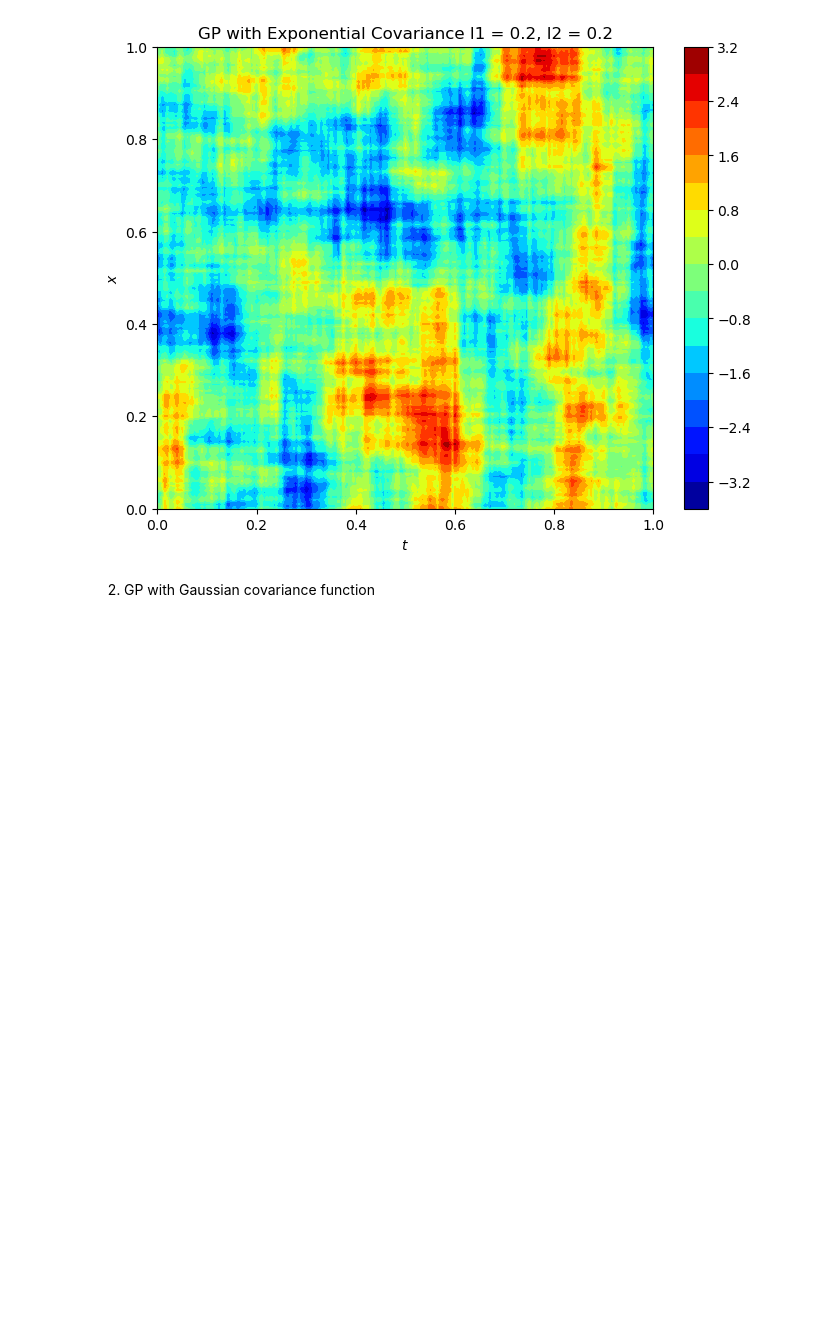
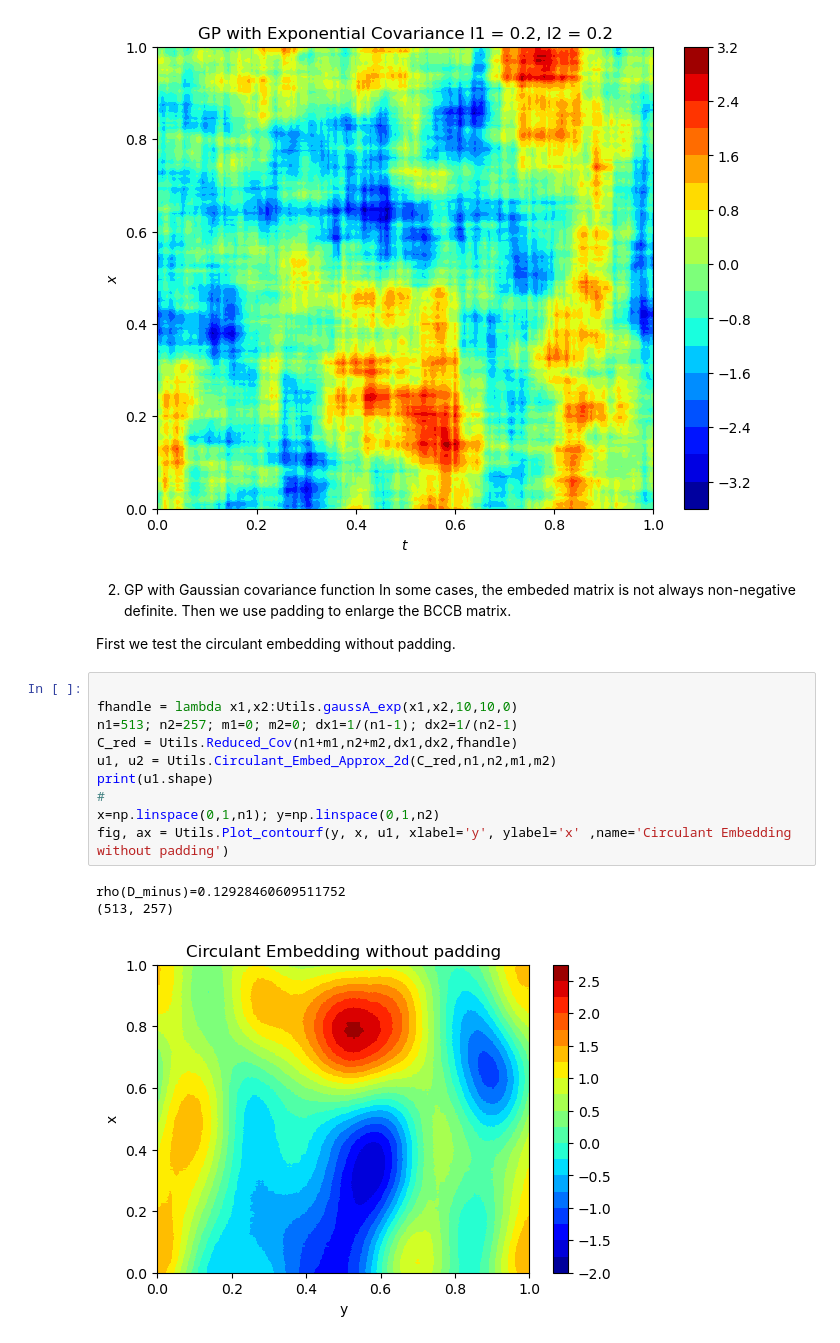
Before and after one commit to cgymmy/learnSDE, a Jupyter notebook: report.ipynb, the cells around one changed output. Drawn from its saved outputs; the diff is of its cells as text; blank space fills up the shorter version.

```diff
--- a/report.ipynb
+++ b/report.ipynb
@@ -442,5 +442,22 @@ u1, u2 = Utils.Circulant_Embed_Sample_2d(C_red, n1, n2)
 fig, ax = Utils.Plot_contourf(x, y, u1, 20, 'jet', f'GP with Exponential Covariance l1 = {l1}, l2 = {l2}')
 # %% [output]
 [figure]
-# %% [markdown]
-2. GP with Gaussian covariance function
+# %% [markdown]
+2. GP with Gaussian covariance function
+In some cases, the embeded matrix is not always non-negative definite. Then we use padding to enlarge the BCCB matrix.
+
+First we test the circulant embedding without padding.
+# %%
+
+fhandle = lambda x1,x2:Utils.gaussA_exp(x1,x2,10,10,0)
+n1=513; n2=257; m1=0; m2=0; dx1=1/(n1-1); dx2=1/(n2-1)
+C_red = Utils.Reduced_Cov(n1+m1,n2+m2,dx1,dx2,fhandle)
+u1, u2 = Utils.Circulant_Embed_Approx_2d(C_red,n1,n2,m1,m2)
+print(u1.shape)
+#
+x=np.linspace(0,1,n1); y=np.linspace(0,1,n2)
+fig, ax = Utils.Plot_contourf(y, x, u1, xlabel='y', ylabel='x' ,name='Circulant Embedding without padding')
+# %% [output]
+rho(D_minus)=0.12928460609511752
+(513, 257)
+[figure, added]
```
Also changed, not shown: parts of 32 cells of this notebook, 16 other files.
